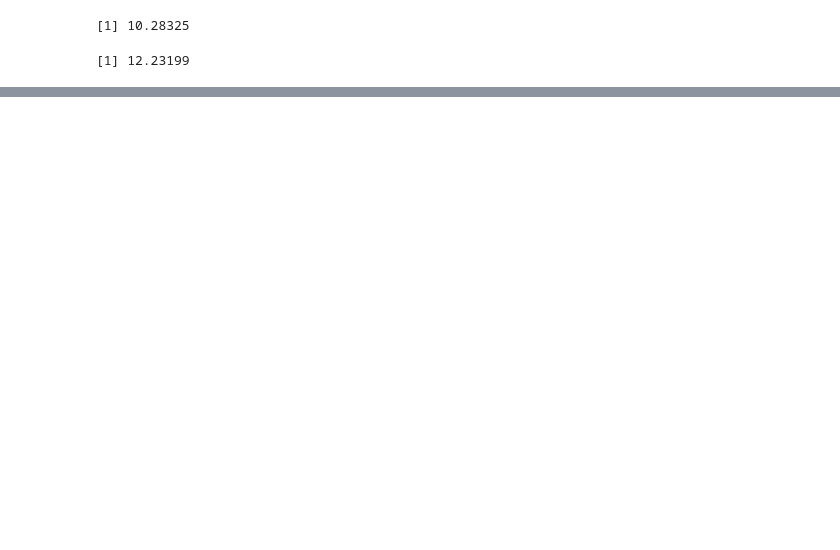
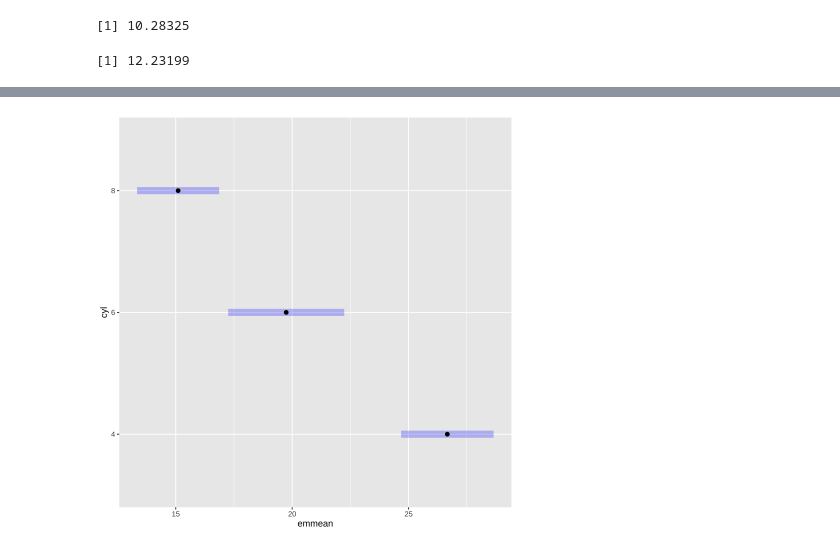
Before and after one commit to arunmhh/codeforytv, a Jupyter notebook: anovainR.ipynb, the cells around one changed output, grey strips where cells are left out. Saved outputs shown, nothing was run; the diff lists cells and outputs as text; code cells hidden in the pictures; blank space fills up the shorter version.

```diff
--- a/anovainR.ipynb
+++ b/anovainR.ipynb
@@ -201,0 +306,5 @@ Making 'packages.html' ...
+# %%
+lm(mpg ~ cyl, d) %>%
+emmeans(pairwise ~ cyl) %>% plot()
+# %% [output]
+[figure, added]
```
Also changed, not shown: parts of 65 cells of this notebook, 1 other file.
